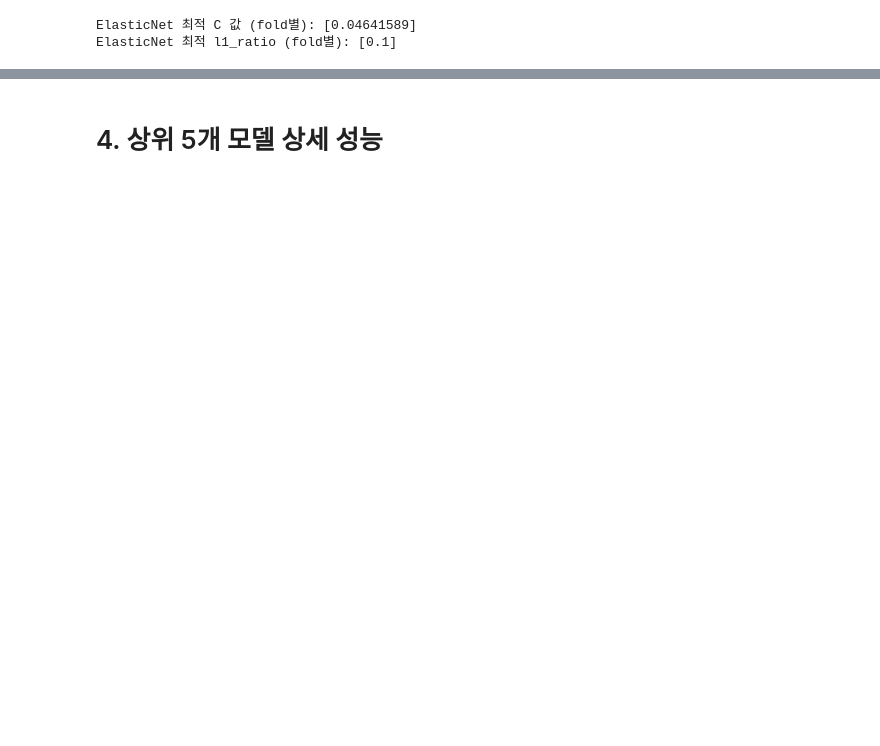
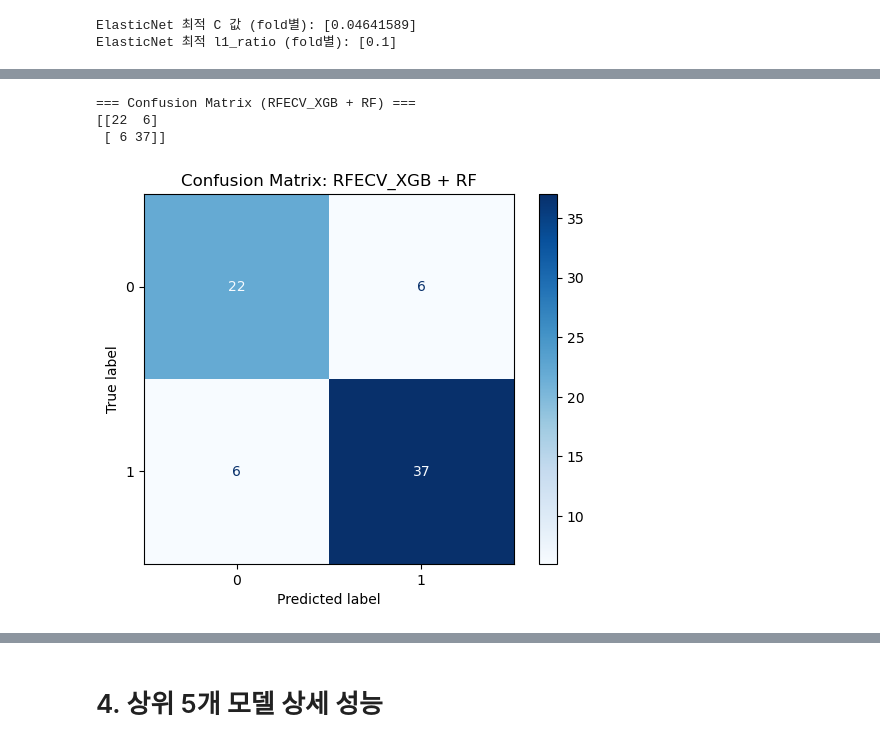
Before and after one commit to hyejinppp/college_life_satisfaction, a Jupyter notebook: sat.ipynb, the cells around one changed output, grey strips where cells are left out. Drawn from its saved outputs; the diff is of its cells as text; code cells hidden in the pictures; blank space fills up the shorter version.

```diff
--- a/sat.ipynb
+++ b/sat.ipynb
@@ -599,3 +947,35 @@ display(results_final_df.sort_values(by="CV_f1_mean", ascending=False))
+# %%
+from sklearn.metrics import confusion_matrix, ConfusionMatrixDisplay
+import matplotlib.pyplot as plt
+
+# 1️⃣ RFECV_XGB의 안정적 변수 불러오기
+stable_vars_xgb = stable_vars_dict["RFECV_XGB"]
+
+# 2️⃣ RandomForest 학습 (source=RFECV_XGB, model=RF)
+rf_clf = RandomForestClassifier(
+    n_estimators=200, random_state=RANDOM_STATE, n_jobs=-1
+)
+
+rf_clf.fit(X_train[stable_vars_xgb], y_train)
+
+# 3️⃣ 예측
+y_pred_rf = rf_clf.predict(X_test[stable_vars_xgb])
+
+# 4️⃣ Confusion Matrix 계산 및 시각화
+cm = confusion_matrix(y_test, y_pred_rf)
+disp = ConfusionMatrixDisplay(confusion_matrix=cm, display_labels=rf_clf.classes_)
+
+print("=== Confusion Matrix (RFECV_XGB + RF) ===")
+print(cm)
+
+disp.plot(cmap="Blues", values_format="d")
+plt.title("Confusion Matrix: RFECV_XGB + RF")
+plt.show()
+# %% [output]
+=== Confusion Matrix (RFECV_XGB + RF) ===
+[[22  6]
+ [ 6 37]]
+[figure, added]
 # %%
 # enet, rfecv(rf) 안정적 변수 다중공선성 확인
 
```
Also changed, not shown: parts of 21 cells of this notebook.
